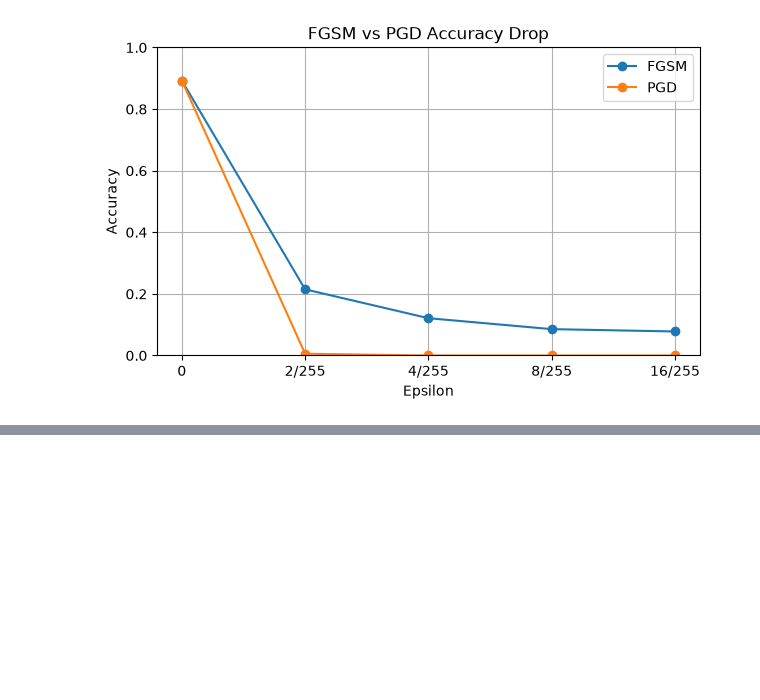
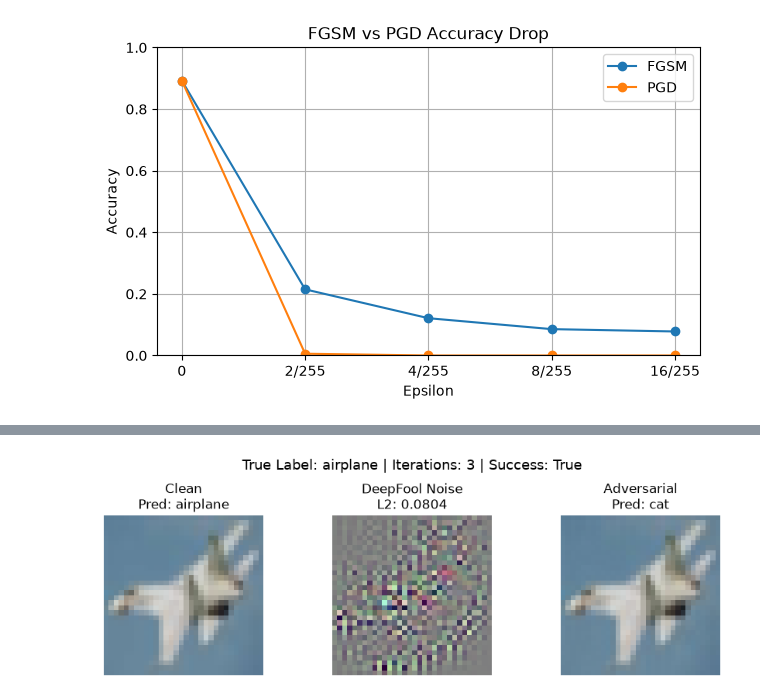
Before and after one commit to alifathi11/adversarial-attacks-and-defenses, a Jupyter notebook: notebooks/01-Adversarial_Attacks_and_Defenses.ipynb, the cells around one changed output, grey strips where cells are left out. Saved outputs shown, nothing was run; the diff lists cells and outputs as text; code cells hidden in the pictures; blank space fills up the shorter version.

Commit message:
Add Deepfool attack

```diff
--- a/notebooks/01-Adversarial_Attacks_and_Defenses.ipynb
+++ b/notebooks/01-Adversarial_Attacks_and_Defenses.ipynb
@@ -1098,3 +1105,8 @@ plt.legend()
 plt.show()
 # %% [output]
 [figure]
+# %%
+DEEPFOOL_MAX_ITER = 50
+DEEPFOOL_NUM_CLASSES = 10
+DEEPFOOL_OVERSHOOT = 0.02
+DEEPFOOL_EVAL_SIZE = 500
@@ -1100,0 +1206,28 @@ plt.show()
+# %%
+# Sanity Check
+
+sample_images, sample_labels = next(iter(test_loader))
+
+sample_image = sample_images[0].to(device)
+sample_label = sample_labels[0].item()
+
+adv_image, perturbation, initial_pred, final_pred, num_iter, success = deepfool_attack_single_image(
+    model,
+    sample_image,
+    device,
+    DEEPFOOL_NUM_CLASSES,
+    DEEPFOOL_MAX_ITER,
+    DEEPFOOL_OVERSHOOT
+)
+
+print("True label:", CIFAR10_CLASSES[sample_label])
+print("Initial prediction:", CIFAR10_CLASSES[initial_pred])
+print("Final prediction:", CIFAR10_CLASSES[final_pred])
+print("Iterations:", num_iter)
+print("Success:", success)
+print("L2 perturbation:", torch.norm(perturbation.flatten(), p=2).item())
+print("Adv min:", adv_image.min().item())
+print("Adv max:", adv_image.max().item())
+
+assert adv_image.min().item() >= 0.0
+assert adv_image.max().item() <= 1.0
@@ -1100,0 +1445,13 @@ plt.show()
+# %%
+show_deepfool_example(
+    model,
+    test_loader,
+    num_classes=DEEPFOOL_NUM_CLASSES,
+    max_iter=DEEPFOOL_MAX_ITER,
+    overshoot=DEEPFOOL_OVERSHOOT,
+    class_names=CIFAR10_CLASSES,
+    device=device,
+    idx=10
+)
+# %% [output]
+[figure, added]
```
Also changed, not shown: parts of 14 cells of this notebook.
